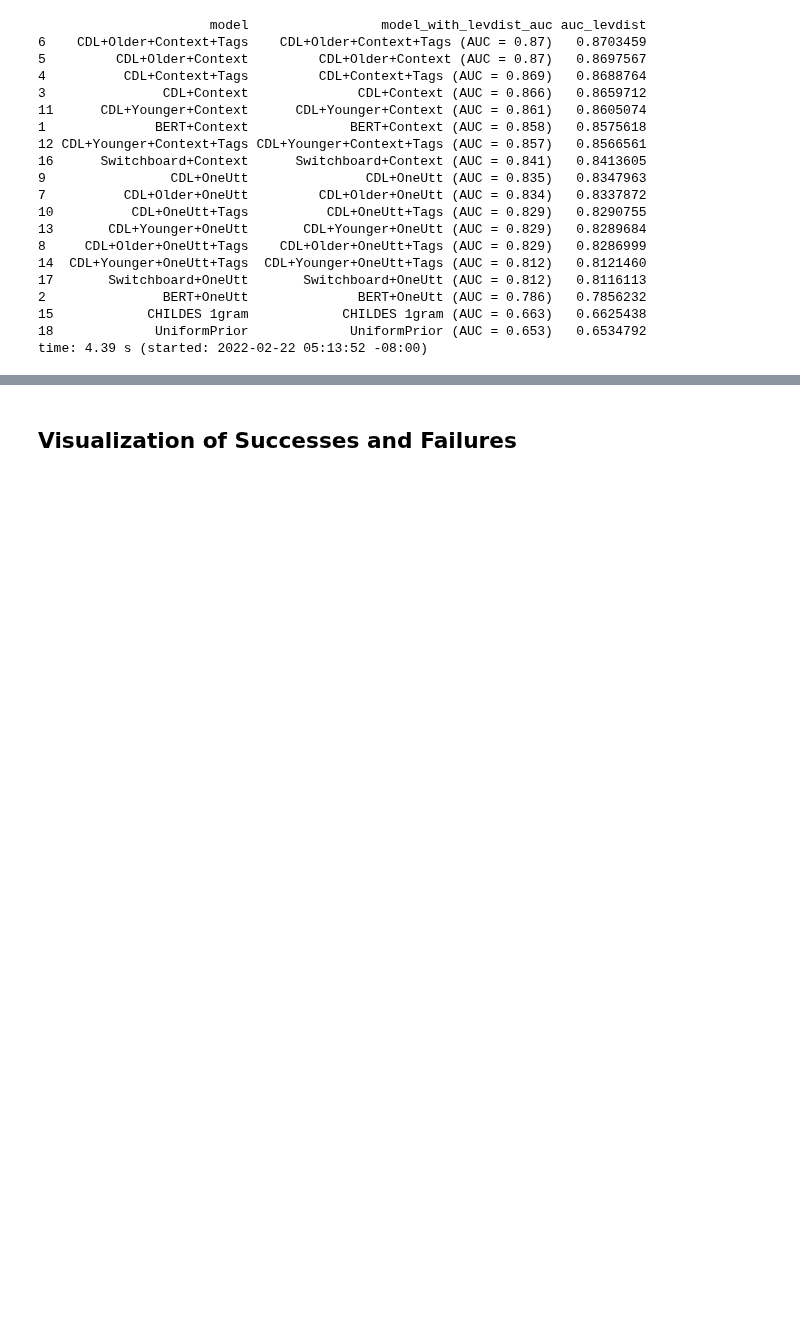
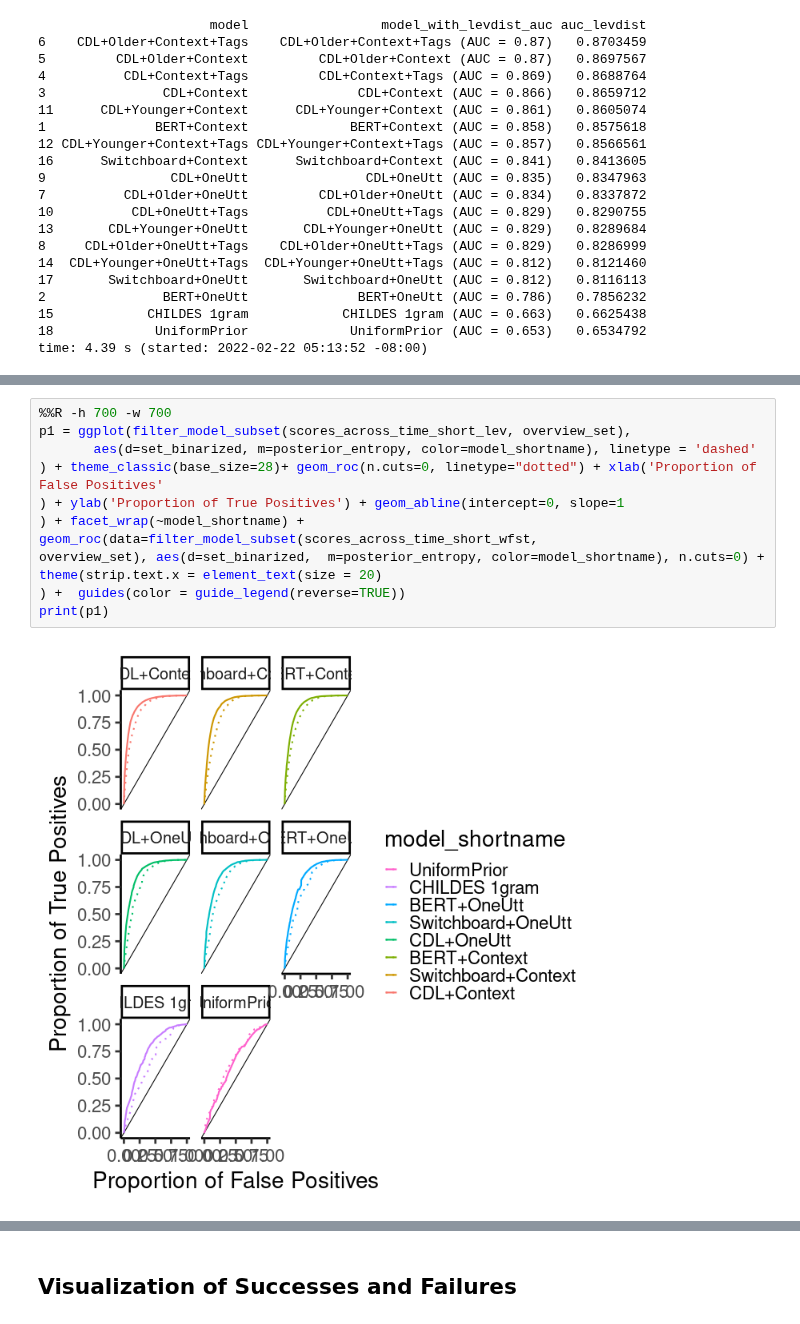
Before and after one commit to smeylan/child-directed-listening, a Jupyter notebook: src/tier_3/2 - Models Across Time Analyses.ipynb, the cells around one changed output, grey strips where cells are left out. Cells and saved outputs as stored; diff of their text form; blank space fills up the shorter version.

```diff
--- a/src/tier_3/2 - Models Across Time Analyses.ipynb
+++ b/src/tier_3/2 - Models Across Time Analyses.ipynb
@@ -643,0 +638,12 @@ time: 5.03 s (started: 2022-02-22 05:37:08 -08:00)
+# %%
+%%R -h 700 -w 700
+p1 = ggplot(filter_model_subset(scores_across_time_short_lev, overview_set),
+       aes(d=set_binarized, m=posterior_entropy, color=model_shortname), linetype = 'dashed'
+) + theme_classic(base_size=28)+ geom_roc(n.cuts=0, linetype="dotted") + xlab('Proportion of False Positives'
+) + ylab('Proportion of True Positives') + geom_abline(intercept=0, slope=1
+) + facet_wrap(~model_shortname) + geom_roc(data=filter_model_subset(scores_across_time_short_wfst,
+overview_set), aes(d=set_binarized,  m=posterior_entropy, color=model_shortname), n.cuts=0) + theme(strip.text.x = element_text(size = 20)
+) +  guides(color = guide_legend(reverse=TRUE))
+print(p1)
+# %% [output]
+[figure, added]
```
Also changed, not shown: parts of 38 cells of this notebook, 1 other file.
